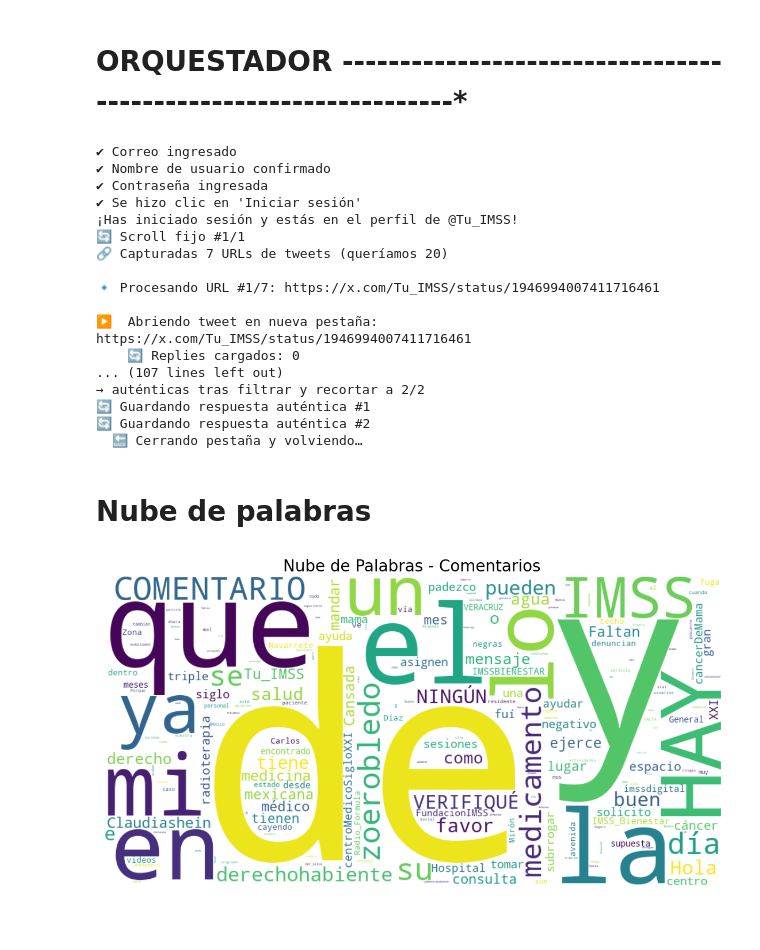
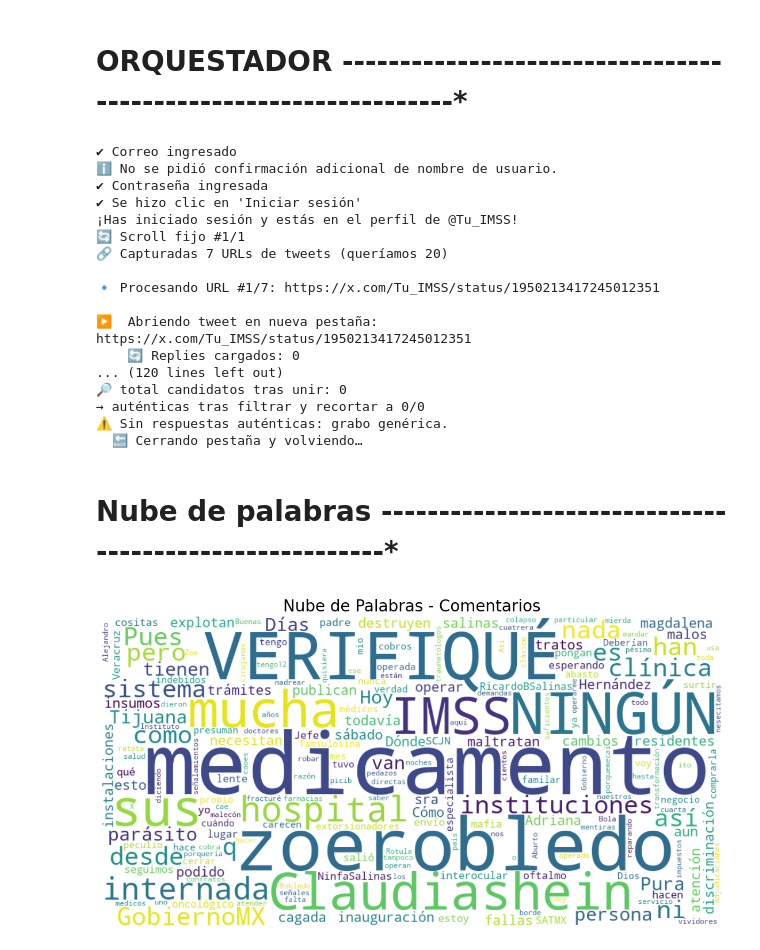
Before and after one commit to JaimeIngenia/Proyecto_IMSS, a Jupyter notebook: main.ipynb, the cells around one changed output. Cells and saved outputs as stored; diff of their text form; code cells hidden in the pictures; blank space fills up the shorter version.

```diff
--- a/main.ipynb
+++ b/main.ipynb
@@ -47,7 +47,7 @@ try:
 
     # Extraer y guardar comentarios de los primeros tweets
     #extraer_y_guardar_comentarios(driver, "comentarios_imss_urls_3.csv", max_tweets=20,n_scrolls=3,scroll_pause=2 )
-    extraer_y_guardar_comentarios(driver, "comentarios_imss_urls_12.csv" )
+    extraer_y_guardar_comentarios(driver, "db/comentarios_imss_urls_1333333.csv" )
 
 except Exception as e:
     print("❌ Error en la ejecución:", e)
@@ -58,19 +58,19 @@ finally:
         driver.quit()
 # %% [output]
 ✔ Correo ingresado
-✔ Nombre de usuario confirmado
+ℹ No se pidió confirmación adicional de nombre de usuario.
 ✔ Contraseña ingresada
 ✔ Se hizo clic en 'Iniciar sesión'
 ¡Has iniciado sesión y estás en el perfil de @Tu_IMSS!
 🔄 Scroll fijo #1/1
 🔗 Capturadas 7 URLs de tweets (queríamos 20)
 
-🔹 Procesando URL #1/7: https://x.com/Tu_IMSS/status/1946994007411716461
+🔹 Procesando URL #1/7: https://x.com/Tu_IMSS/status/1950213417245012351
 
-▶️  Abriendo tweet en nueva pestaña: https://x.com/Tu_IMSS/status/1946994007411716461
+▶️  Abriendo tweet en nueva pestaña: https://x.com/Tu_IMSS/status/1950213417245012351
     🔄 Replies cargados: 0
-... (107 lines left out)
-→ auténticas tras filtrar y recortar a 2/2
-🔄 Guardando respuesta auténtica #1
-🔄 Guardando respuesta auténtica #2
+... (120 lines left out)
+🔎 total candidatos tras unir: 0
+→ auténticas tras filtrar y recortar a 0/0
+⚠️ Sin respuestas auténticas: grabo genérica.
   🔙 Cerrando pestaña y volviendo…
@@ -184,27 +77,28 @@ name = "jaime"
 # %% [markdown]
-# Nube de palabras
+# Nube de palabras -------------------------------------------------------*
 # %%
 import pandas as pd
 from wordcloud import WordCloud, STOPWORDS
 import matplotlib.pyplot as plt
 
 # Leer el archivo CSV
-df = pd.read_csv("db/tweets_limpios.csv")
+df = pd.read_csv("db/comentarios_imss_urls_1333333.csv")
 
 # Combinar todos los comentarios
 texto = " ".join(str(c) for c in df["comentario"].dropna())
 
 # Stopwords en español
 stopwords = set(STOPWORDS)
-stopwords.update(["https", "rt", "t.co", "si", "no", "tener", "ser", "estar", "del", "por", "para", "con", "más", "menos"])
+stopwords.update(["https", "rt", "t.co", "si", "no", "tener", "ser", "estar", "del", "por", "para", "con", "más", "menos","hay","de","la","en","y","las",
+                  "su","se","lo","el","sin","que","un","una","mi","al","comentario"])
 
 # Crear y mostrar la nube de palabras
 wordcloud = WordCloud(width=1000, height=500, background_color="white", stopwords=stopwords, collocations=False).generate(texto)
 
 plt.figure(figsize=(15, 7))
 plt.imshow(wordcloud, interpolation="bilinear")
 plt.axis("off")
 plt.title("Nube de Palabras - Comentarios", fontsize=20)
 plt.show()
 # %% [output]
-[figure, old version]
+[figure, new version]
```
Also changed, not shown: parts of 11 cells of this notebook, 7 other files.
